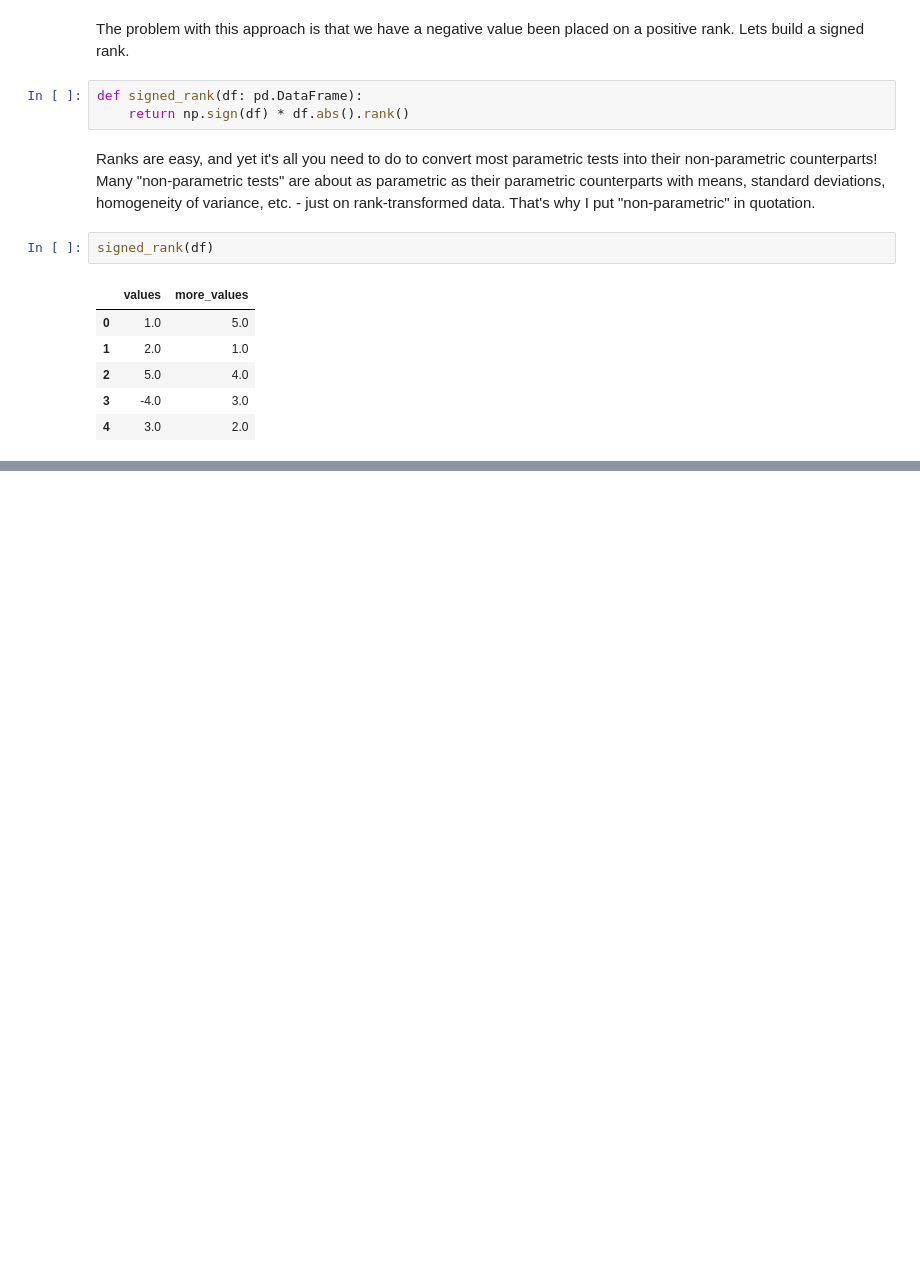
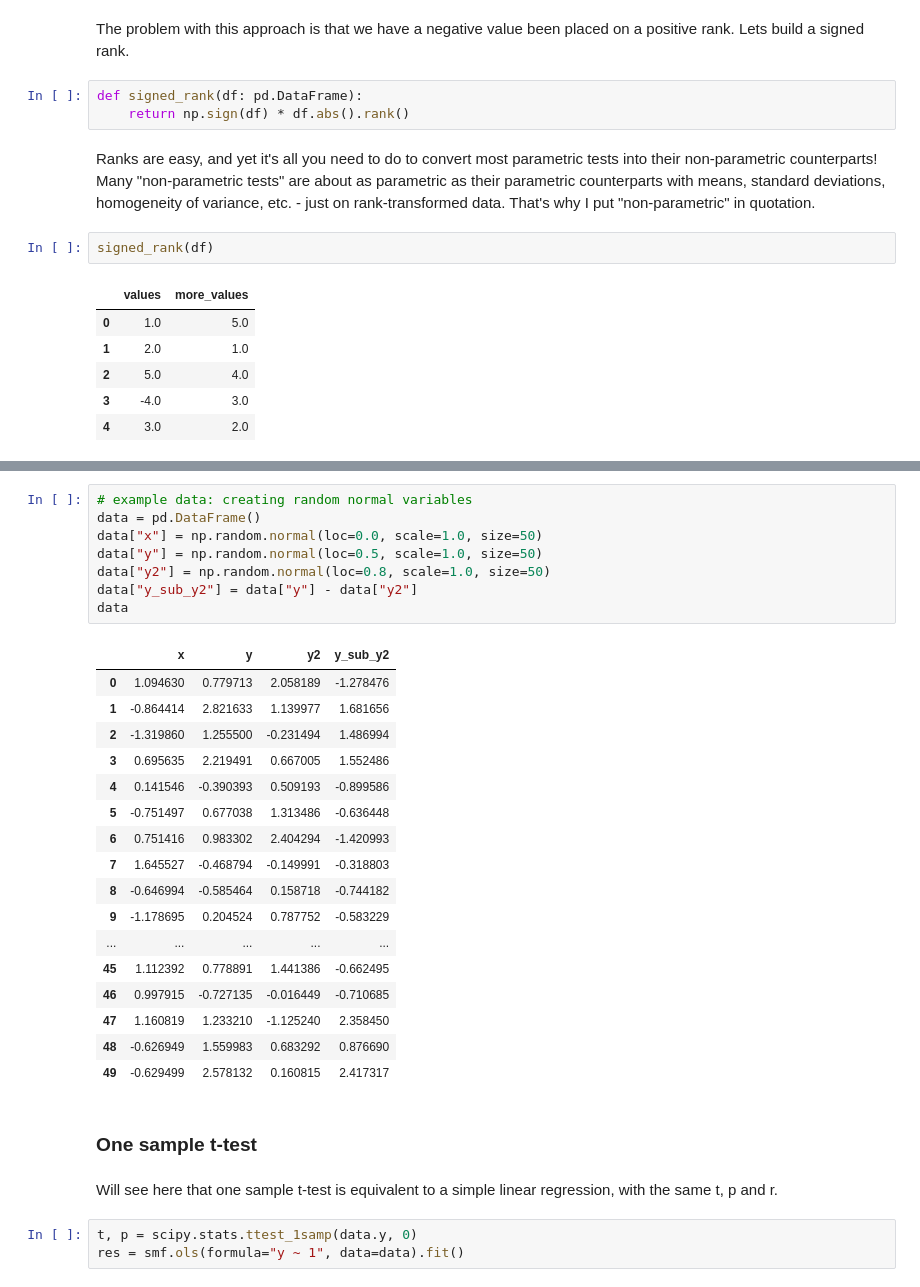
Before and after one commit to LucianoBatista/study-sprints, a Jupyter notebook: sprint-2021-12-05/stat-tests-are-linear-models/tests-are-linear-models.ipynb, the cells around one changed output, grey strips where cells are left out. Drawn from its saved outputs; the diff is of its cells as text; blank space fills up the shorter version.

Commit message:
:construction: updating progress on tests like regression and on Anova tutorial.

```diff
--- a/sprint-2021-12-05/stat-tests-are-linear-models/tests-are-linear-models.ipynb
+++ b/sprint-2021-12-05/stat-tests-are-linear-models/tests-are-linear-models.ipynb
@@ -56,0 +105,33 @@ signed_rank(df)
+# %%
+# example data: creating random normal variables
+data = pd.DataFrame()
+data["x"] = np.random.normal(loc=0.0, scale=1.0, size=50)
+data["y"] = np.random.normal(loc=0.5, scale=1.0, size=50)
+data["y2"] = np.random.normal(loc=0.8, scale=1.0, size=50)
+data["y_sub_y2"] = data["y"] - data["y2"]
+data
+# %% [output]
+|  | x | y | y2 | y_sub_y2 |
+| 0 | 1.094630 | 0.779713 | 2.058189 | -1.278476 |
+| 1 | -0.864414 | 2.821633 | 1.139977 | 1.681656 |
+| 2 | -1.319860 | 1.255500 | -0.231494 | 1.486994 |
+| 3 | 0.695635 | 2.219491 | 0.667005 | 1.552486 |
+| 4 | 0.141546 | -0.390393 | 0.509193 | -0.899586 |
+| 5 | -0.751497 | 0.677038 | 1.313486 | -0.636448 |
+| 6 | 0.751416 | 0.983302 | 2.404294 | -1.420993 |
+| 7 | 1.645527 | -0.468794 | -0.149991 | -0.318803 |
+| 8 | -0.646994 | -0.585464 | 0.158718 | -0.744182 |
+| 9 | -1.178695 | 0.204524 | 0.787752 | -0.583229 |
+| ... | ... | ... | ... | ... |
+| 45 | 1.112392 | 0.778891 | 1.441386 | -0.662495 |
+| 46 | 0.997915 | -0.727135 | -0.016449 | -0.710685 |
+| 47 | 1.160819 | 1.233210 | -1.125240 | 2.358450 |
+| 48 | -0.626949 | 1.559983 | 0.683292 | 0.876690 |
+| 49 | -0.629499 | 2.578132 | 0.160815 | 2.417317 |
+# %% [markdown]
+### One sample t-test
+# %% [markdown]
+Will see here that one sample t-test is equivalent to a simple linear regression, with the same t, p and r.
+# %%
+t, p = scipy.stats.ttest_1samp(data.y, 0)
+res = smf.ols(formula="y ~ 1", data=data).fit()
```
Also changed, not shown: parts of 17 cells of this notebook, 3 other files.
